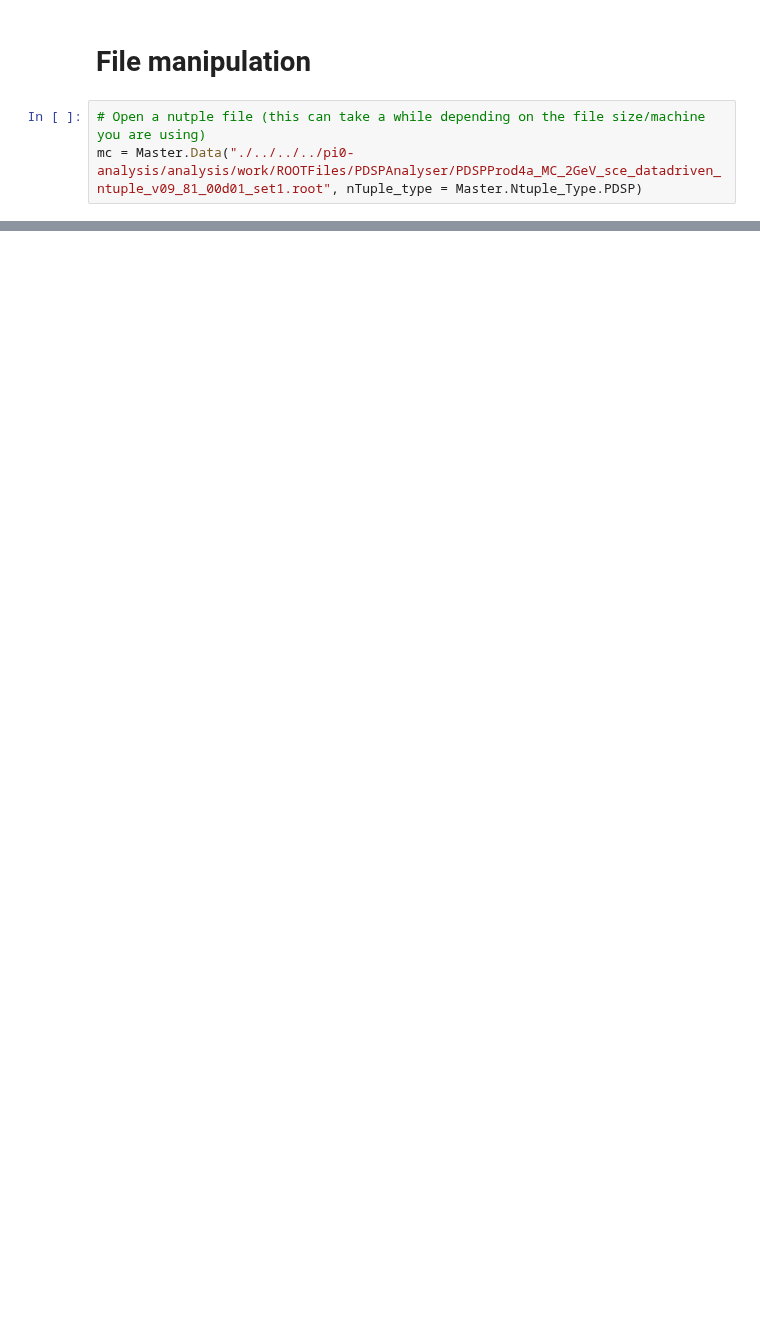
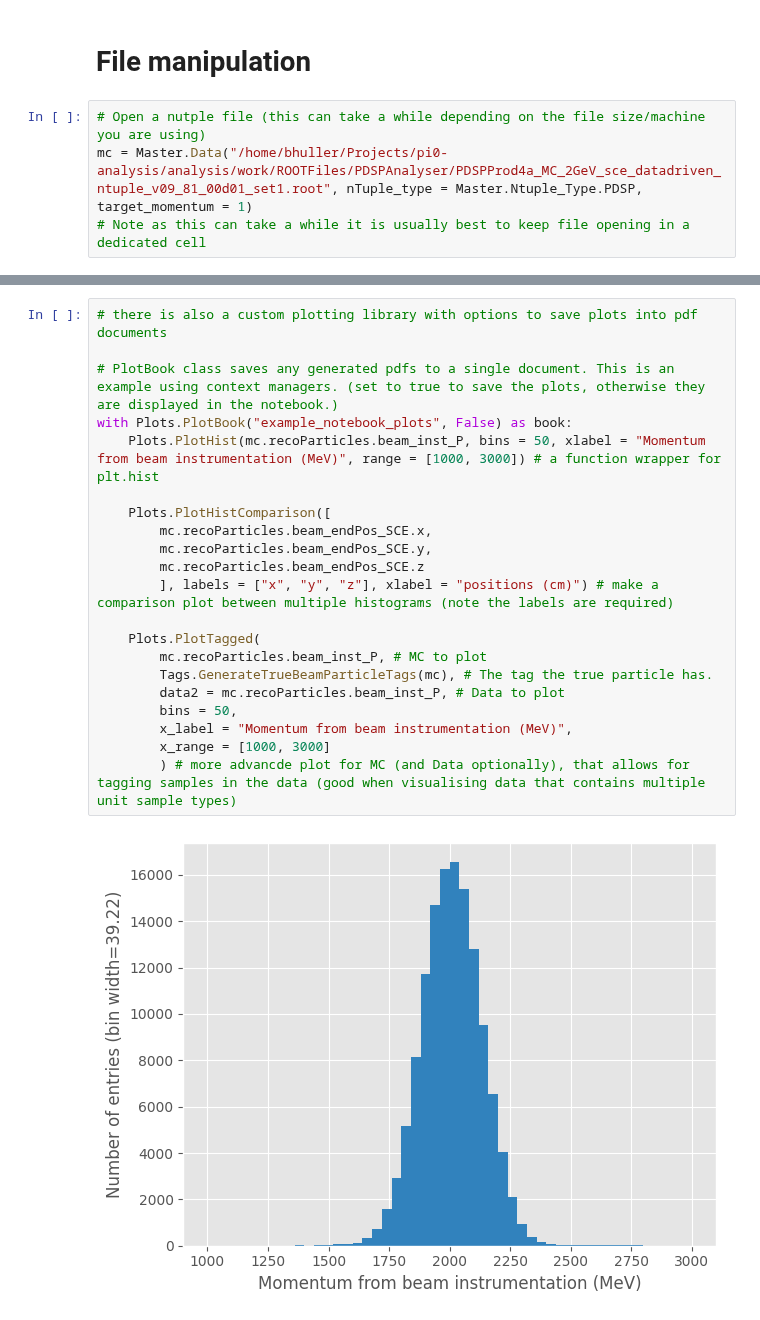
Before and after one commit to dlindebaum/pion-argon-xs-analysis, a Jupyter notebook: analysis/sandbox/example_notebook.ipynb, the cells around one changed output, grey strips where cells are left out. Saved outputs shown, nothing was run; the diff lists cells and outputs as text; blank space fills up the shorter version.

Commit message:
complete the example notebook

```diff
--- a/analysis/sandbox/example_notebook.ipynb
+++ b/analysis/sandbox/example_notebook.ipynb
@@ -38,4 +34,5 @@ ModuleNotFoundError: No module named 'python'
 # File manipulation
 # %%
 # Open a nutple file (this can take a while depending on the file size/machine you are using)
-mc = Master.Data("./../../../pi0-analysis/analysis/work/ROOTFiles/PDSPAnalyser/PDSPProd4a_MC_2GeV_sce_datadriven_ntuple_v09_81_00d01_set1.root", nTuple_type = Master.Ntuple_Type.PDSP)
+mc = Master.Data("/home/bhuller/Projects/pi0-analysis/analysis/work/ROOTFiles/PDSPAnalyser/PDSPProd4a_MC_2GeV_sce_datadriven_ntuple_v09_81_00d01_set1.root", nTuple_type = Master.Ntuple_Type.PDSP, target_momentum = 1)
+# Note as this can take a while it is usually best to keep file opening in a dedicated cell
@@ -43,0 +70,23 @@ NameError: name 'Master' is not defined
+# %%
+# there is also a custom plotting library with options to save plots into pdf documents
+
+# PlotBook class saves any generated pdfs to a single document. This is an example using context managers. (set to true to save the plots, otherwise they are displayed in the notebook.)
+with Plots.PlotBook("example_notebook_plots", False) as book:
+    Plots.PlotHist(mc.recoParticles.beam_inst_P, bins = 50, xlabel = "Momentum from beam instrumentation (MeV)", range = [1000, 3000]) # a function wrapper for plt.hist
+
+    Plots.PlotHistComparison([
+        mc.recoParticles.beam_endPos_SCE.x,
+        mc.recoParticles.beam_endPos_SCE.y,
+        mc.recoParticles.beam_endPos_SCE.z
+        ], labels = ["x", "y", "z"], xlabel = "positions (cm)") # make a comparison plot between multiple histograms (note the labels are required)
+
+    Plots.PlotTagged(
+        mc.recoParticles.beam_inst_P, # MC to plot
+        Tags.GenerateTrueBeamParticleTags(mc), # The tag the true particle has.
+        data2 = mc.recoParticles.beam_inst_P, # Data to plot
+        bins = 50,
+        x_label = "Momentum from beam instrumentation (MeV)",
+        x_range = [1000, 3000]
+        ) # more advancde plot for MC (and Data optionally), that allows for tagging samples in the data (good when visualising data that contains multiple unit sample types)
+# %% [output]
+[figure, added]
```
Also changed, not shown: parts of 7 cells of this notebook.
